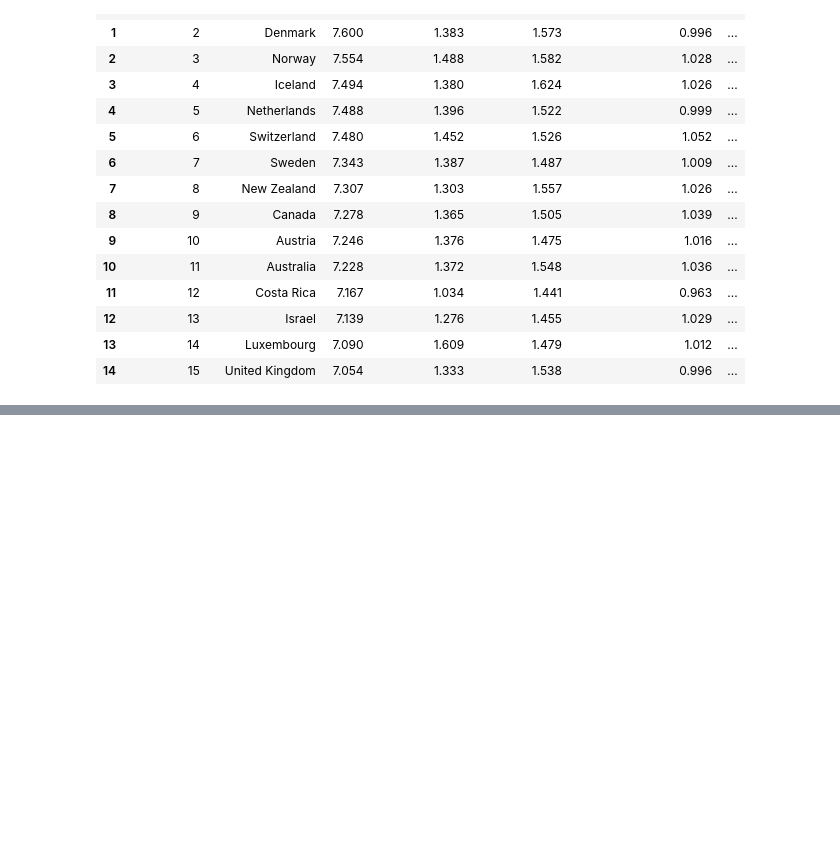
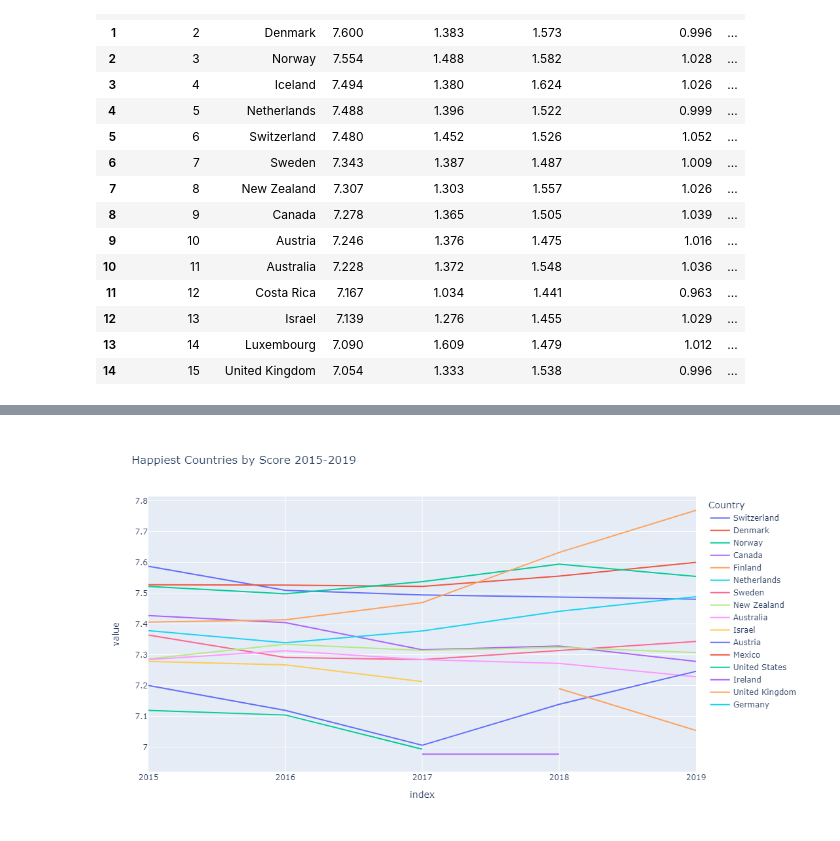
Before and after one commit to tnmercer/group_repo, a Jupyter notebook: world_happiness.ipynb, the cells around one changed output, grey strips where cells are left out. Drawn from its saved outputs; the diff is of its cells as text; code cells hidden in the pictures; blank space fills up the shorter version.

Commit message:
Started the first Happiness chart using plotly

```diff
--- a/world_happiness.ipynb
+++ b/world_happiness.ipynb
@@ -99,23 +99,23 @@ display(world_happiness_2019.head(15))
 | 14 | 15 | United Kingdom | 7.054 | 1.333 | 1.538 | 0.996 | ... |
 # %%
 WH_top15_2019 = world_happiness_2019.iloc[0:15, 1:3]
-WH_top15_2019.columns = ["Country", "Happiness Score 2019"]
-WH_top15_2019.set_index('Country')
+WH_top15_2019.columns = ["Country", "2019"]
+
 
 WH_top15_2018 = world_happiness_2018.iloc[0:15, 1:3]
-WH_top15_2018.columns = ["Country", "Happiness Score 2018"]
-WH_top15_2018.set_index('Country')
+WH_top15_2018.columns = ["Country", "2018"]
+
 
 WH_top15_2017 = world_happiness_2017.iloc[0:15, [0,2]]
-WH_top15_2017.columns = ["Country", "Happiness Score 2017"]
-WH_top15_2017.set_index('Country')
+WH_top15_2017.columns = ["Country", "2017"]
+
 
 WH_top15_2016 = world_happiness_2016.iloc[0:15, [0,3]]
-WH_top15_2016.columns = ["Country", "Happiness Score 2016"]
-WH_top15_2016.set_index('Country')
+WH_top15_2016.columns = ["Country", "2016"]
+
 
 WH_top15_2015 = world_happiness_2015.iloc[0:15, [0,3]]
-WH_top15_2015.columns = ["Country", "Happiness Score 2015"]
-WH_top15_2015.set_index('Country')
+WH_top15_2015.columns = ["Country","2015"]
+
 
 #Rename columns before concat. Thank you Kyle. What gerat advise.
@@ -143,4 +125,4 @@ WH_2015_2019 = [WH_top15_2015, WH_top15_2016, WH_top15_2017, WH_top15_2018, WH_t
 WH_2015_2019 = reduce(lambda  left,right: pd.merge(left,right,on=['Country'],
                                             how='outer'), WH_2015_2019)
 
-WH_2015_2019.set_index('Country')
+WH_2015_2019.drop([1,11,15,19], axis=0, inplace=True)
@@ -166,6 +128,0 @@ WH_2015_2019.set_index('Country')
-# %%
-# Need to remove countries we could not find data on
-# Luxembourg, Iceland, Costa Rica, Puerto Rico
-WH_2015_2019.drop([1,11,15,19], axis=0, inplace=True)
-
-WH_2015_2019.set_index("Country")
@@ -190,0 +129,4 @@ WH_2015_2019.set_index("Country")
+# %%
+WH_2015_2019 = WH_2015_2019.set_index("Country").T
+
+WH_2015_2019
@@ -190,0 +140,10 @@ WH_2015_2019.set_index("Country")
+# %%
+px.line(WH_2015_2019,
+        y=WH_2015_2019.columns,
+        labels={'x':'Year','y':'Happiness Score'},
+        title="Happiest Countries by Score 2015-2019",
+        width=800,
+        height=600
+       )
+# %% [output]
+[figure, added]
```
Also changed, not shown: parts of 4 cells of this notebook.
